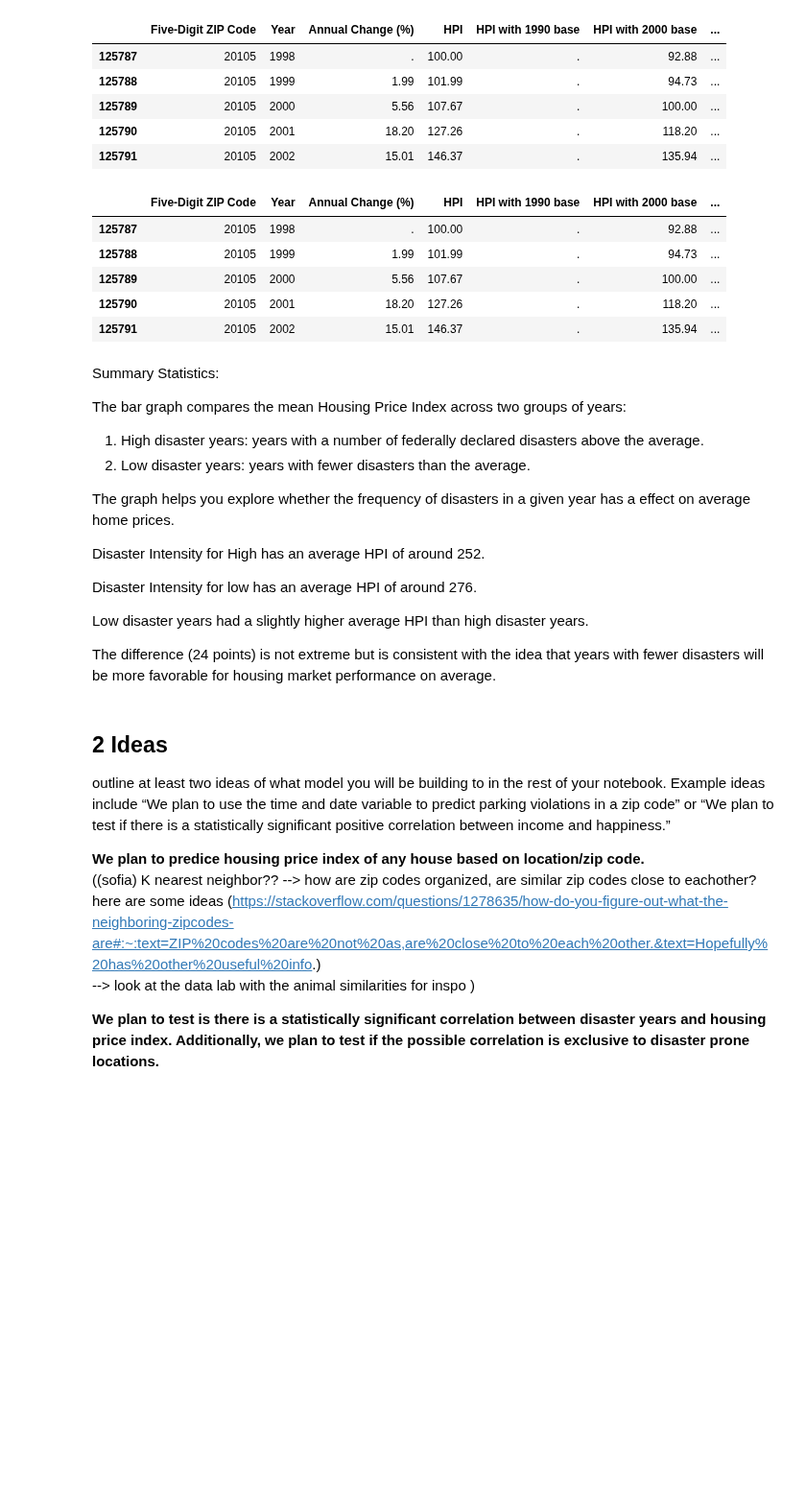
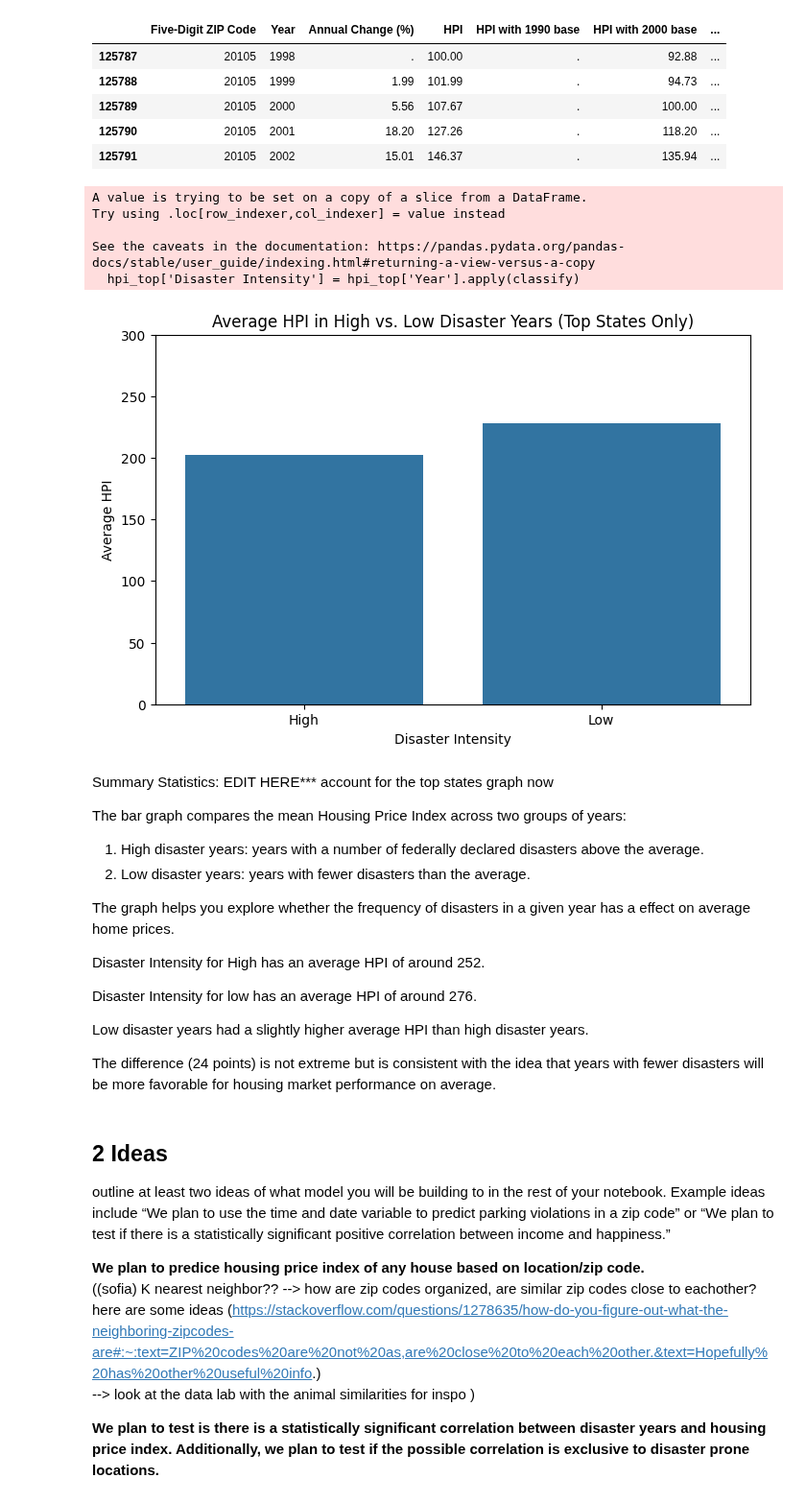
Before and after one commit to sofiadellarosa/FinalProjectDS, a Jupyter notebook: DSproject.ipynb, the cells around one changed output. Shown at 96% size. Drawn from its saved outputs; the diff is of its cells as text; code cells hidden in the pictures; blank space fills up the shorter version.

```diff
--- a/DSproject.ipynb
+++ b/DSproject.ipynb
@@ -820,17 +821,35 @@ hpi_top = hpi_df[hpi_df['state_id'].isin(top_states_list)]  # Filter by states
 | 125789 | 20105 | 2000 | 5.56 | 107.67 | . | 100.00 | ... |
 | 125790 | 20105 | 2001 | 18.20 | 127.26 | . | 118.20 | ... |
 | 125791 | 20105 | 2002 | 15.01 | 146.37 | . | 135.94 | ... |
-# %%
-hpi_top.head()
-# %% [output]
-|  | Five-Digit ZIP Code | Year | Annual Change (%) | HPI | HPI with 1990 base | HPI with 2000 base | ... |
-| 125787 | 20105 | 1998 | . | 100.00 | . | 92.88 | ... |
-| 125788 | 20105 | 1999 | 1.99 | 101.99 | . | 94.73 | ... |
-| 125789 | 20105 | 2000 | 5.56 | 107.67 | . | 100.00 | ... |
-| 125790 | 20105 | 2001 | 18.20 | 127.26 | . | 118.20 | ... |
-| 125791 | 20105 | 2002 | 15.01 | 146.37 | . | 135.94 | ... |
+# %%
+high_disaster_years = disasters_perYear[disasters_perYear > disasters_perYear.mean()].index
+
+def classify(year):
+    return 'High' if year in high_disaster_years else 'Low'
+
+# Apply classification based on filtered dataset
+hpi_top['Disaster Intensity'] = hpi_top['Year'].apply(classify)
+
+# Group by Disaster Intensity and then calculate mean HPI
+mean_hpi_by_disaster = hpi_top.groupby('Disaster Intensity')['HPI'].mean().reset_index()
+
+# Plot using a bar graph
+plt.figure(figsize=(8, 5))
+sns.barplot(data=mean_hpi_by_disaster, x='Disaster Intensity', y='HPI')
+plt.title('Average HPI in High vs. Low Disaster Years (Top States Only)')
+plt.xlabel('Disaster Intensity')
+plt.ylabel('Average HPI')
+plt.ylim(0, 300)
+plt.show()
+# %% [output]
+A value is trying to be set on a copy of a slice from a DataFrame.
+Try using .loc[row_indexer,col_indexer] = value instead
+
+See the caveats in the documentation: https://pandas.pydata.org/pandas-docs/stable/user_guide/indexing.html#returning-a-view-versus-a-copy
+  hpi_top['Disaster Intensity'] = hpi_top['Year'].apply(classify)
+[figure, added]
 # %% [markdown]
-Summary Statistics:
+Summary Statistics: EDIT HERE*** account for the top states graph now
 
 The bar graph compares the mean Housing Price Index across two groups of years:
 
```
Also changed, not shown: parts of 1 cell of this notebook.
